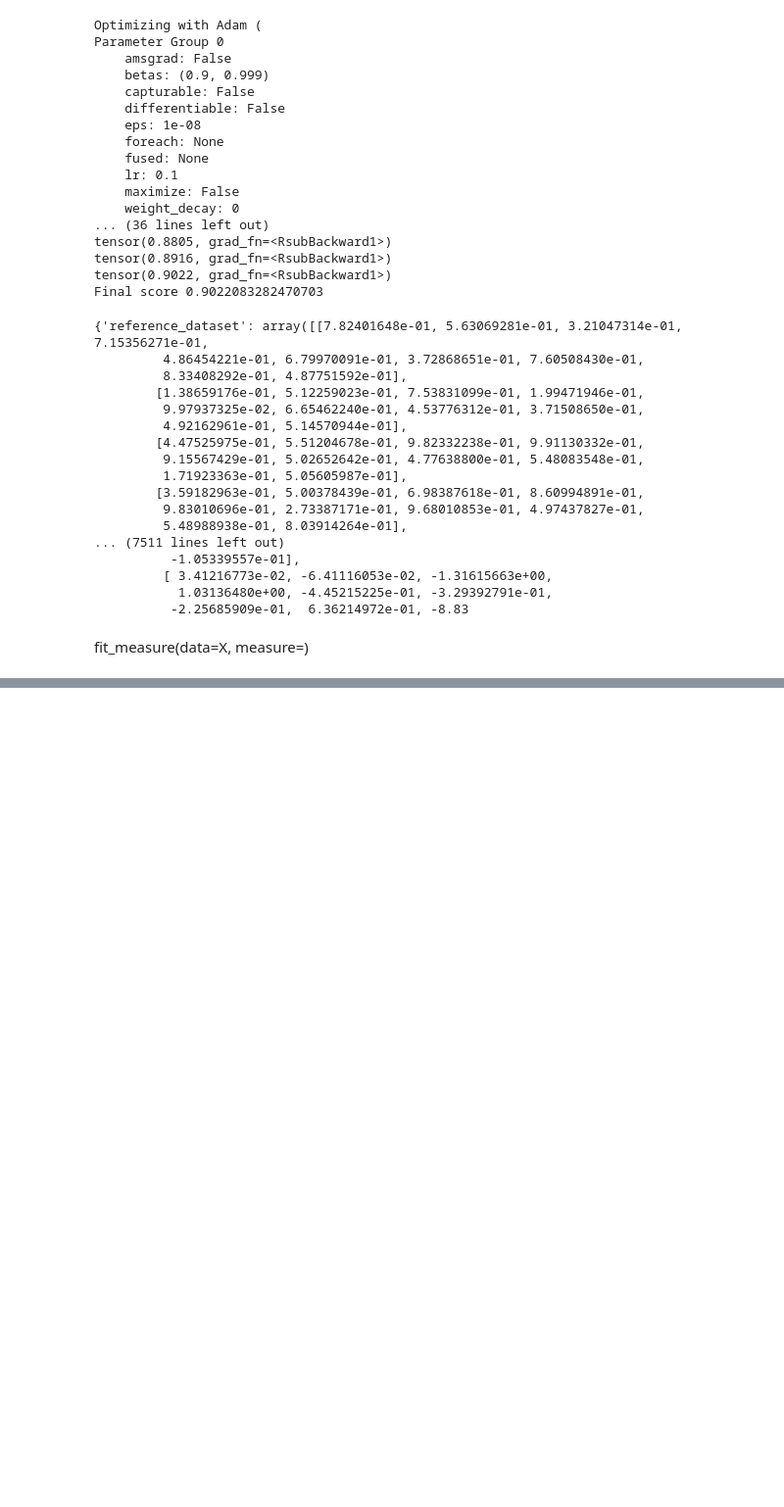
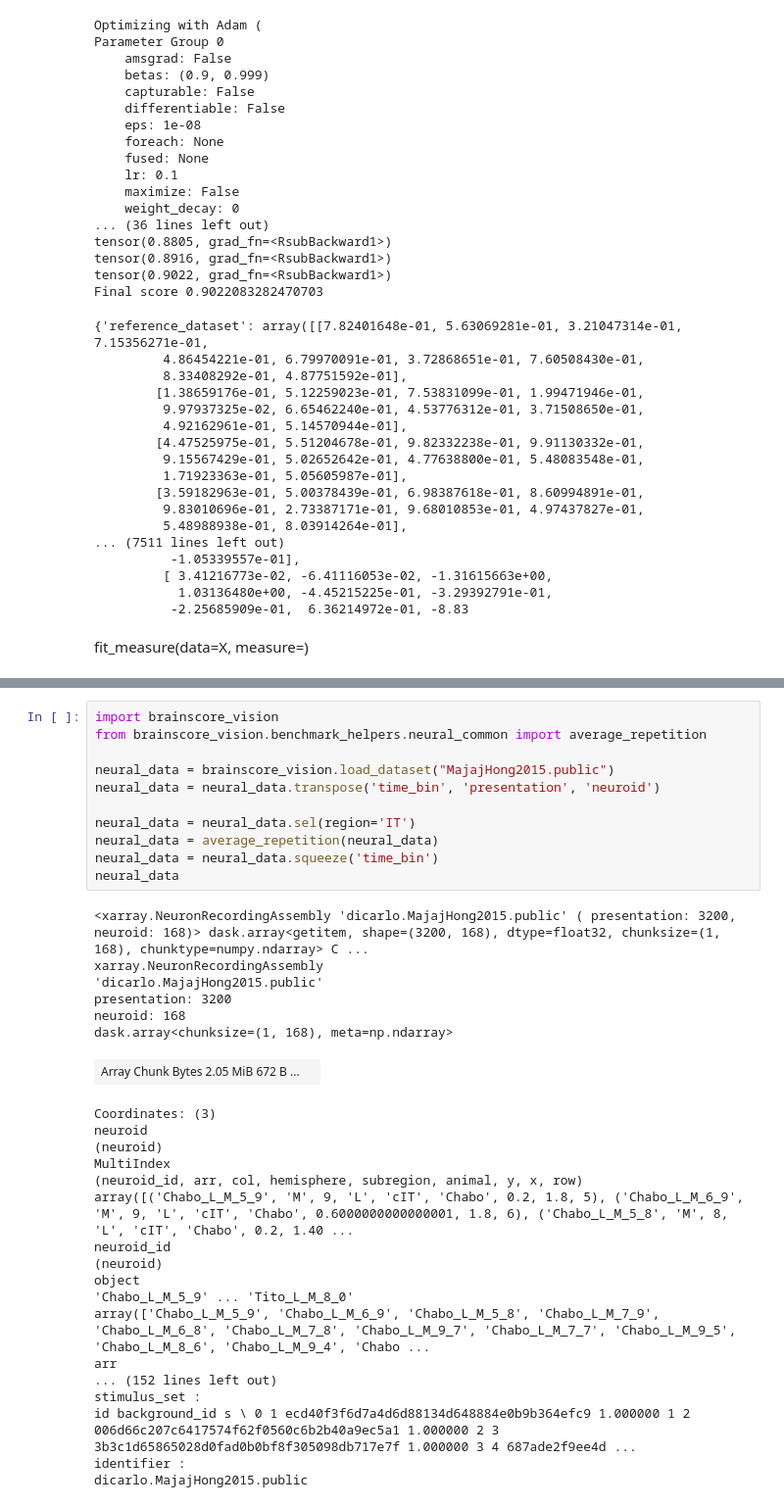
Before and after one commit to nacloos/diffscore, a Jupyter notebook: examples/optimization_dynamics.ipynb, the cells around one changed output, grey strips where cells are left out. Shown at 98% size. Cells and saved outputs as stored; diff of their text form; blank space fills up the shorter version.

```diff
--- a/examples/optimization_dynamics.ipynb
+++ b/examples/optimization_dynamics.ipynb
@@ -73,0 +351,36 @@ fit_measure(data=X, measure=)
+# %%
+import brainscore_vision
+from brainscore_vision.benchmark_helpers.neural_common import average_repetition
+
+neural_data = brainscore_vision.load_dataset("MajajHong2015.public")
+neural_data = neural_data.transpose('time_bin', 'presentation', 'neuroid')
+
+neural_data = neural_data.sel(region='IT')
+neural_data = average_repetition(neural_data)
+neural_data = neural_data.squeeze('time_bin')
+neural_data
+# %% [output]
+<xarray.NeuronRecordingAssembly 'dicarlo.MajajHong2015.public' ( presentation: 3200, neuroid: 168)> dask.array<getitem, shape=(3200, 168), dtype=float32, chunksize=(1, 168), chunktype=numpy.ndarray> C ...
+xarray.NeuronRecordingAssembly
+'dicarlo.MajajHong2015.public'
+presentation: 3200
+neuroid: 168
+dask.array<chunksize=(1, 168), meta=np.ndarray>
+| Array Chunk Bytes 2.05 MiB 672 B ... |  |
+Coordinates: (3)
+neuroid
+(neuroid)
+MultiIndex
+(neuroid_id, arr, col, hemisphere, subregion, animal, y, x, row)
+array([('Chabo_L_M_5_9', 'M', 9, 'L', 'cIT', 'Chabo', 0.2, 1.8, 5), ('Chabo_L_M_6_9', 'M', 9, 'L', 'cIT', 'Chabo', 0.6000000000000001, 1.8, 6), ('Chabo_L_M_5_8', 'M', 8, 'L', 'cIT', 'Chabo', 0.2, 1.40 ...
+neuroid_id
+(neuroid)
+object
+'Chabo_L_M_5_9' ... 'Tito_L_M_8_0'
+array(['Chabo_L_M_5_9', 'Chabo_L_M_6_9', 'Chabo_L_M_5_8', 'Chabo_L_M_7_9', 'Chabo_L_M_6_8', 'Chabo_L_M_7_8', 'Chabo_L_M_9_7', 'Chabo_L_M_7_7', 'Chabo_L_M_9_5', 'Chabo_L_M_8_6', 'Chabo_L_M_9_4', 'Chabo ...
+arr
+... (152 lines left out)
+stimulus_set :
+id background_id s \ 0 1 ecd40f3f6d7a4d6d88134d648884e0b9b364efc9 1.000000 1 2 006d66c207c6417574f62f0560c6b2b40a9ec5a1 1.000000 2 3 3b3c1d65865028d0fad0b0bf8f305098db717e7f 1.000000 3 4 687ade2f9ee4d ...
+identifier :
+dicarlo.MajajHong2015.public
```
Also changed, not shown: parts of 12 cells of this notebook, 11 other files.
